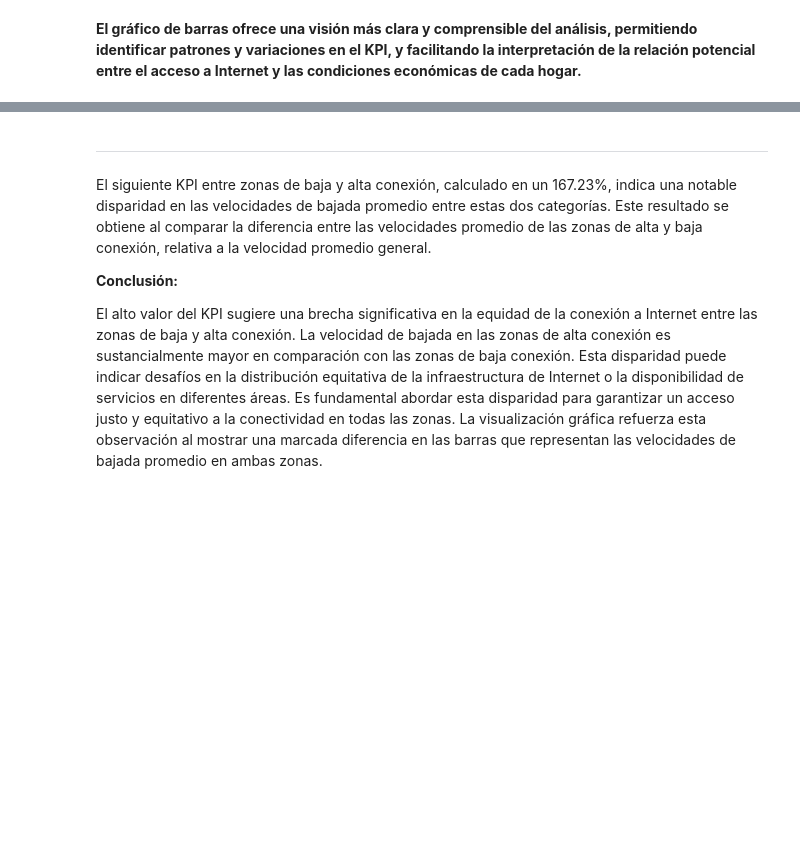
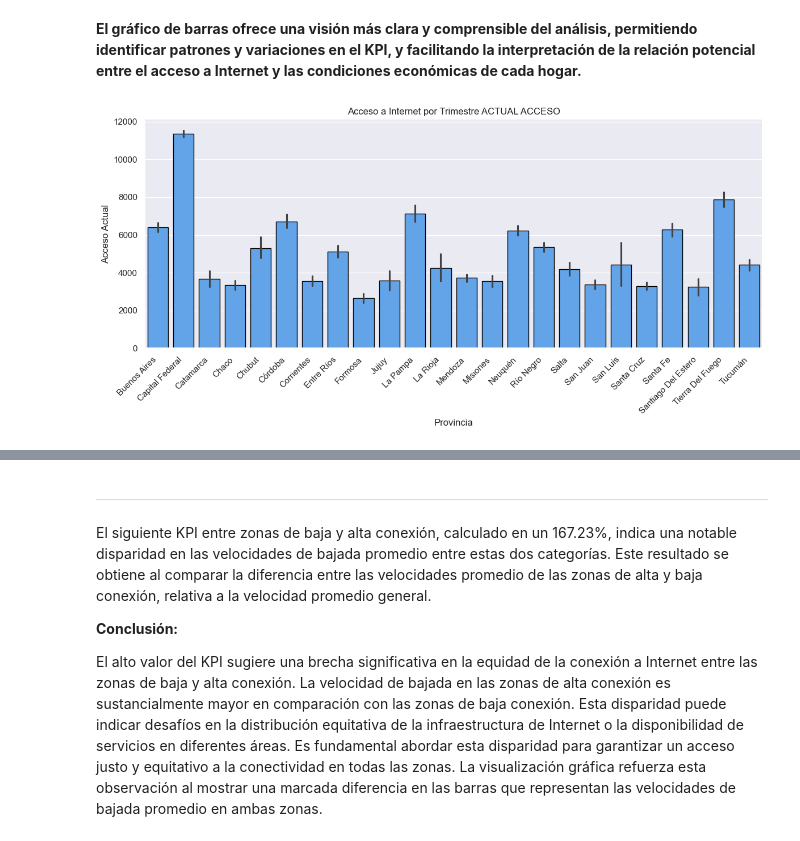
Before and after one commit to Chinaskidev/VecinoNet_Proyecto, a Jupyter notebook: tele_ENACOM_EDA.ipynb, the cells around one changed output, grey strips where cells are left out. Drawn from its saved outputs; the diff is of its cells as text; code cells hidden in the pictures; blank space fills up the shorter version.

```diff
--- a/tele_ENACOM_EDA.ipynb
+++ b/tele_ENACOM_EDA.ipynb
@@ -794,5 +813,20 @@ plt.show()
 # %% [markdown]
 **El gráfico de barras ofrece una visión más clara y comprensible del análisis, permitiendo identificar patrones y variaciones en el KPI, y facilitando la interpretación de la relación potencial entre el acceso a Internet y las condiciones económicas de cada hogar.**
+# %%
+# Configuro el estilo
+sns.set(style="darkgrid")
+
+# Grafico el KPI por trimestre con un gráfico de barras.
+plt.figure(figsize=(12, 6))
+sns.barplot(x='Provincia', y='Accesos por cada 100 hogares', data=df5, color='#4DA4FF', edgecolor='black')
+plt.xlabel('Provincia')
+plt.ylabel('Acceso Actual')
+plt.title('Acceso a Internet por Trimestre ACTUAL ACCESO')
+plt.xticks(rotation=45, ha='right')  # Rotar las etiquetas del eje x para mayor legibilidad
+plt.tight_layout()  # Ajustar el diseño para evitar cortar las etiquetas
+plt.show()
+# %% [output]
+[figure, added]
 # %%
 # Configuro el estilo
 sns.set(style="darkgrid")
```
Also changed, not shown: parts of 15 cells of this notebook.
